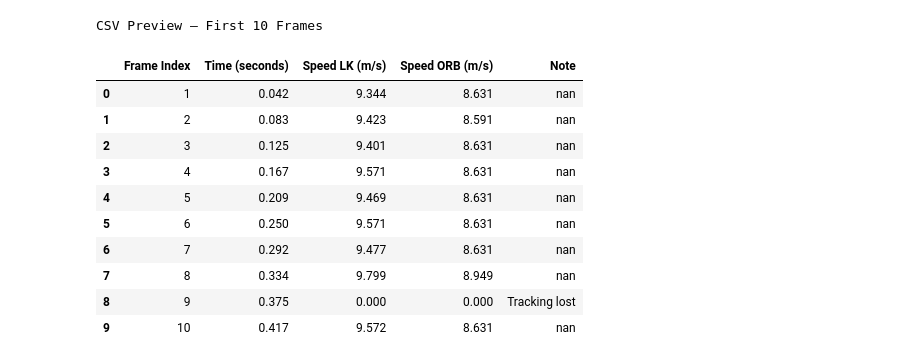
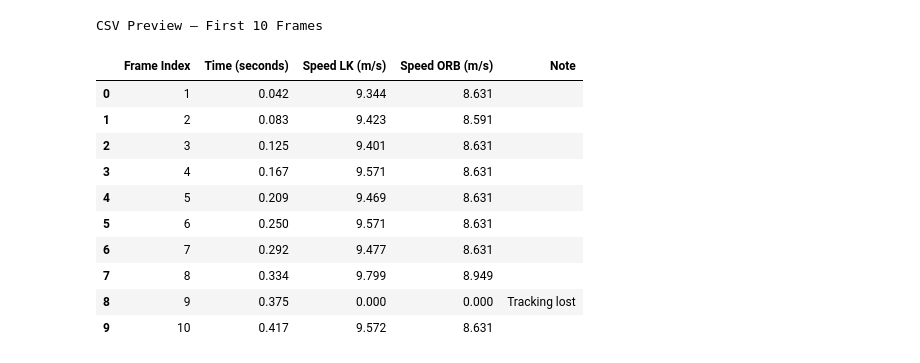
Before and after one commit to HenLevi/drone-speed-estimation, a Jupyter notebook: analysis.ipynb, the cells around one changed output. Saved outputs shown, nothing was run; the diff lists cells and outputs as text; code cells hidden in the pictures.

```diff
--- a/analysis.ipynb
+++ b/analysis.ipynb
@@ -1,42 +1,96 @@
 # %%
 # ================================
-# Block 1: Clean + Styled Table
+# Clean CSV + Save Image
 # ================================
 
 import pandas as pd
+import matplotlib.pyplot as plt
+import os
 
+# Ensure assets folder exists
+os.makedirs("assets", exist_ok=True)
+
+# --- Load & Clean CSV ---
 df = pd.read_csv("data/output/speed_results.csv", skiprows=2)
 
+# Keep only valid rows
 df = df[pd.to_numeric(df["Frame Index"], errors="coerce").notna()]
 
+# Convert to numeric
 df["Frame Index"] = pd.to_numeric(df["Frame Index"])
 df["Time (seconds)"] = pd.to_numeric(df["Time (seconds)"])
 df["Speed LK (m/s)"] = pd.to_numeric(df["Speed LK (m/s)"])
 df["Speed ORB (m/s)"] = pd.to_numeric(df["Speed ORB (m/s)"])
 
-# 🔥 remove NaN in Note column
+# Clean Note column
 df["Note"] = df["Note"].fillna("")
 
+# Reset index
 df = df.reset_index(drop=True)
 
-df.head(10).style \
+# --- Display Styled Table (Jupyter) ---
+styled = df.head(10).style \
     .format({
         "Time (seconds)": "{:.3f}",
         "Speed LK (m/s)": "{:.3f}",
         "Speed ORB (m/s)": "{:.3f}"
     }) \
     .set_caption("CSV Preview – First 10 Frames") \
-    .background_gradient(cmap="Blues")
+    .set_table_styles([
+        {"selector": "th", "props": [("background-color", "#374151"), ("color", "white")]},
+        {"selector": "td", "props": [("text-align", "center")]},
+    ])
+
+display(styled)
+
+# --- Save Table as Image ---
+df_preview = df.head(10).copy()
+
+# Round values for clean display
+df_preview["Time (seconds)"] = df_preview["Time (seconds)"].round(3)
+df_preview["Speed LK (m/s)"] = df_preview["Speed LK (m/s)"].round(3)
+df_preview["Speed ORB (m/s)"] = df_preview["Speed ORB (m/s)"].round(3)
+
+fig, ax = plt.subplots(figsize=(10, 4))
+ax.axis('off')
+
+table = ax.table(
+    cellText=df_preview.values,
+    colLabels=df_preview.columns,
+    loc='center'
+)
+
+table.auto_set_font_size(False)
+table.set_fontsize(10)
+table.scale(1, 1.5)
+
+# Header styling
+for (row, col), cell in table.get_celld().items():
+    if row == 0:
+        cell.set_facecolor('#374151')
+        cell.set_text_props(color='white')
+
+#  FINAL FIX: hide index column completely
+for (row, col), cell in table.get_celld().items():
+    if col == -1:  # index column
+        cell.set_text_props(text="")
+        cell.set_facecolor('#111827')   # same dark background
+        cell.set_edgecolor('#111827')   # hide borders
+
+plt.savefig("assets/table_preview.png", dpi=300, bbox_inches='tight')
+plt.close()
+
+print("Table image saved to assets/table_preview.png ✅")
 # %% [output]
 CSV Preview – First 10 Frames
 |  | Frame Index | Time (seconds) | Speed LK (m/s) | Speed ORB (m/s) | Note |
-| 0 | 1 | 0.042 | 9.344 | 8.631 | nan |
-| 1 | 2 | 0.083 | 9.423 | 8.591 | nan |
-| 2 | 3 | 0.125 | 9.401 | 8.631 | nan |
-| 3 | 4 | 0.167 | 9.571 | 8.631 | nan |
-| 4 | 5 | 0.209 | 9.469 | 8.631 | nan |
-| 5 | 6 | 0.250 | 9.571 | 8.631 | nan |
-| 6 | 7 | 0.292 | 9.477 | 8.631 | nan |
-| 7 | 8 | 0.334 | 9.799 | 8.949 | nan |
+| 0 | 1 | 0.042 | 9.344 | 8.631 |  |
+| 1 | 2 | 0.083 | 9.423 | 8.591 |  |
+| 2 | 3 | 0.125 | 9.401 | 8.631 |  |
+| 3 | 4 | 0.167 | 9.571 | 8.631 |  |
+| 4 | 5 | 0.209 | 9.469 | 8.631 |  |
+| 5 | 6 | 0.250 | 9.571 | 8.631 |  |
+| 6 | 7 | 0.292 | 9.477 | 8.631 |  |
+| 7 | 8 | 0.334 | 9.799 | 8.949 |  |
 | 8 | 9 | 0.375 | 0.000 | 0.000 | Tracking lost |
-| 9 | 10 | 0.417 | 9.572 | 8.631 | nan |
+| 9 | 10 | 0.417 | 9.572 | 8.631 |  |
```
Also changed, not shown: parts of 4 cells of this notebook, 2 other files.
